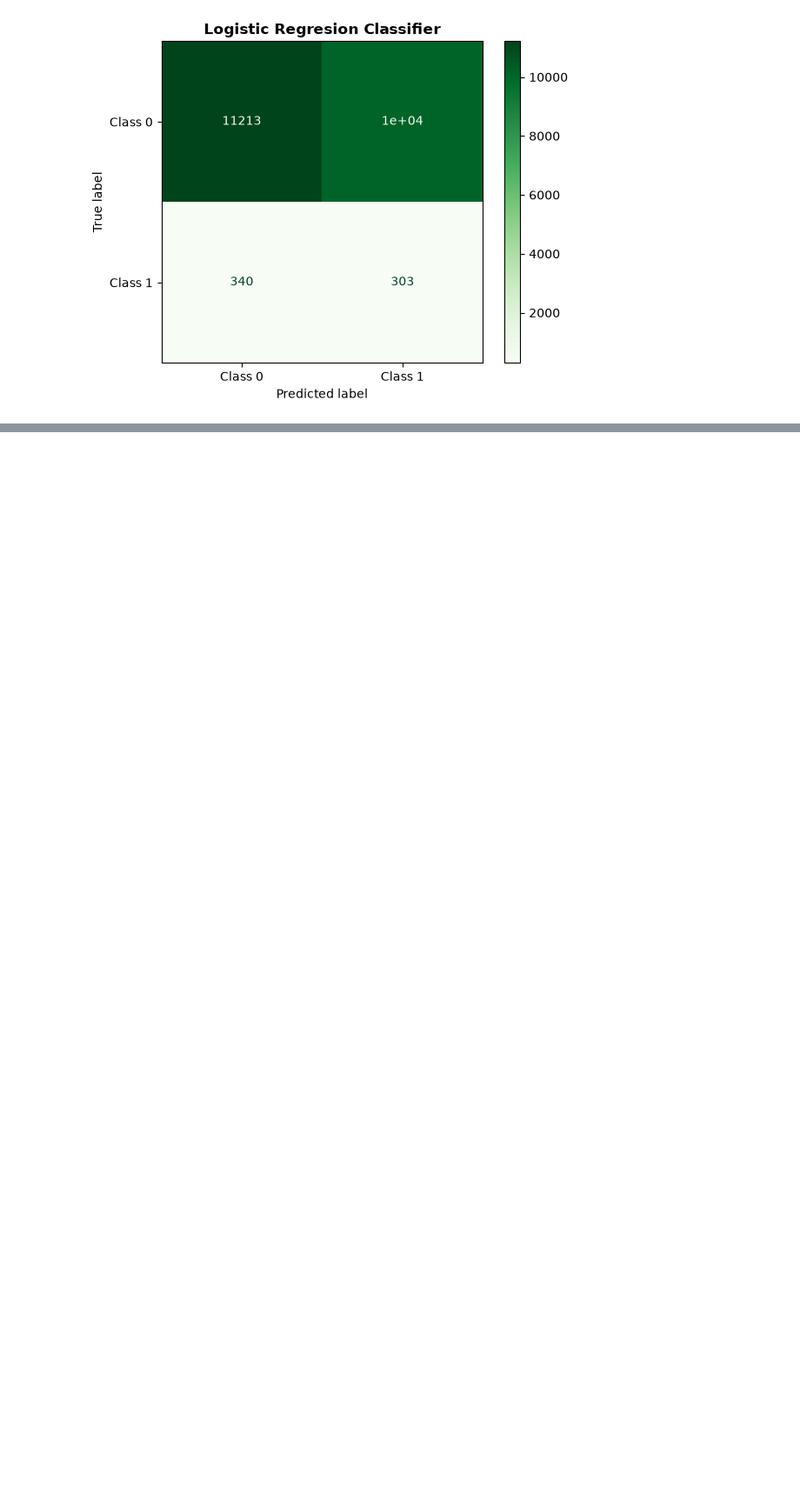
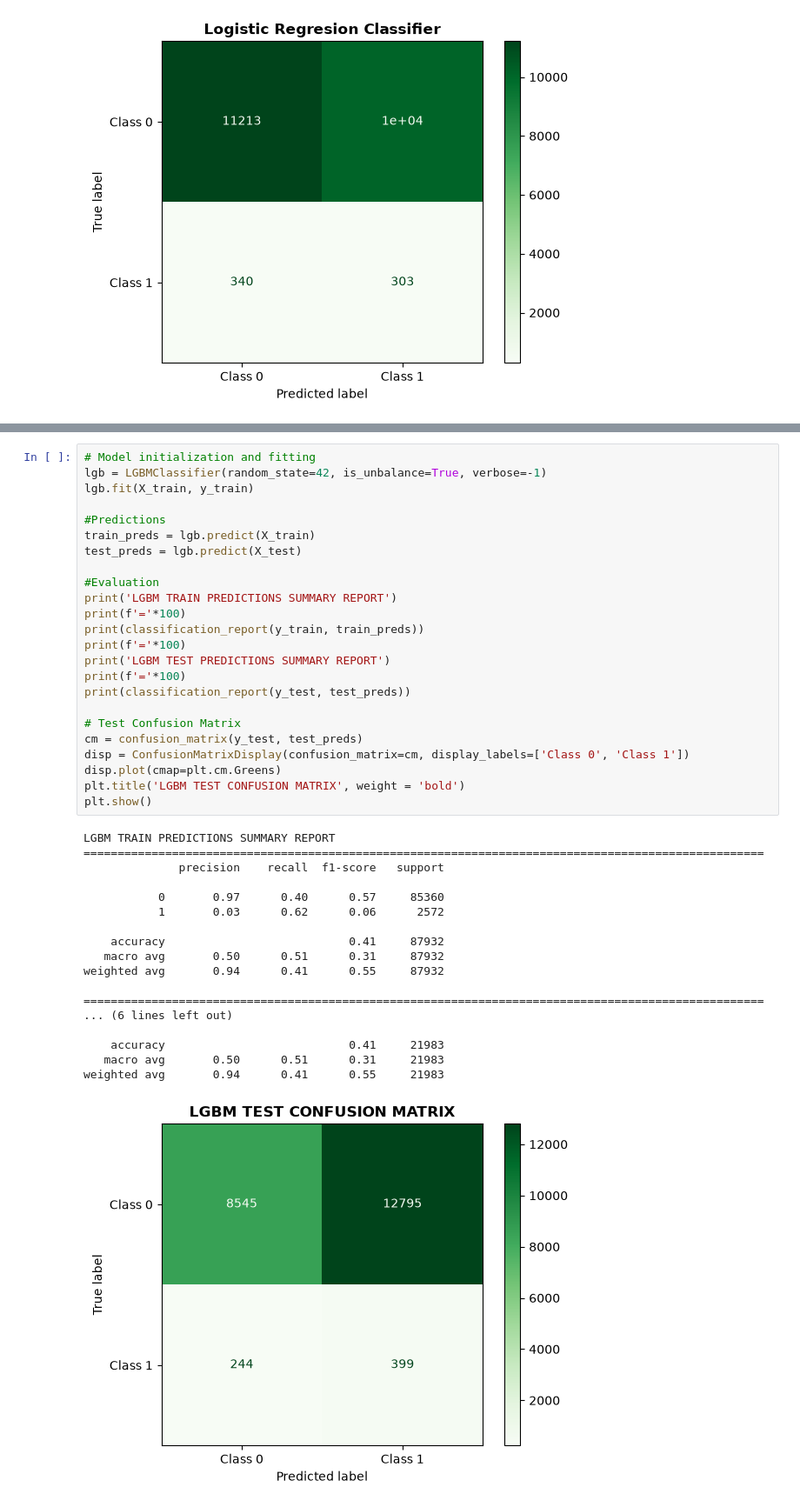
Before and after one commit to TonnieD/Mpesa-Fraud-Detection-System, a Jupyter notebook: Notebooks/modeling.ipynb, the cells around one changed output, grey strips where cells are left out. Shown at 87% size. Drawn from its saved outputs; the diff is of its cells as text; blank space fills up the shorter version.

```diff
--- a/Notebooks/modeling.ipynb
+++ b/Notebooks/modeling.ipynb
@@ -237,0 +341,43 @@ weighted avg       0.94      0.52      0.66     21983
+# %%
+# Model initialization and fitting
+lgb = LGBMClassifier(random_state=42, is_unbalance=True, verbose=-1)
+lgb.fit(X_train, y_train)
+
+#Predictions
+train_preds = lgb.predict(X_train)
+test_preds = lgb.predict(X_test)
+
+#Evaluation
+print('LGBM TRAIN PREDICTIONS SUMMARY REPORT')
+print(f'='*100)
+print(classification_report(y_train, train_preds))
+print(f'='*100)
+print('LGBM TEST PREDICTIONS SUMMARY REPORT')
+print(f'='*100)
+print(classification_report(y_test, test_preds))
+
+# Test Confusion Matrix
+cm = confusion_matrix(y_test, test_preds)
+disp = ConfusionMatrixDisplay(confusion_matrix=cm, display_labels=['Class 0', 'Class 1'])
+disp.plot(cmap=plt.cm.Greens)
+plt.title('LGBM TEST CONFUSION MATRIX', weight = 'bold')
+plt.show()
+# %% [output]
+LGBM TRAIN PREDICTIONS SUMMARY REPORT
+====================================================================================================
+              precision    recall  f1-score   support
+
+           0       0.97      0.40      0.57     85360
+           1       0.03      0.62      0.06      2572
+
+    accuracy                           0.41     87932
+   macro avg       0.50      0.51      0.31     87932
+weighted avg       0.94      0.41      0.55     87932
+
+====================================================================================================
+... (6 lines left out)
+
+    accuracy                           0.41     21983
+   macro avg       0.50      0.51      0.31     21983
+weighted avg       0.94      0.41      0.55     21983
+[figure, added]
```
Also changed, not shown: parts of 7 cells of this notebook.
